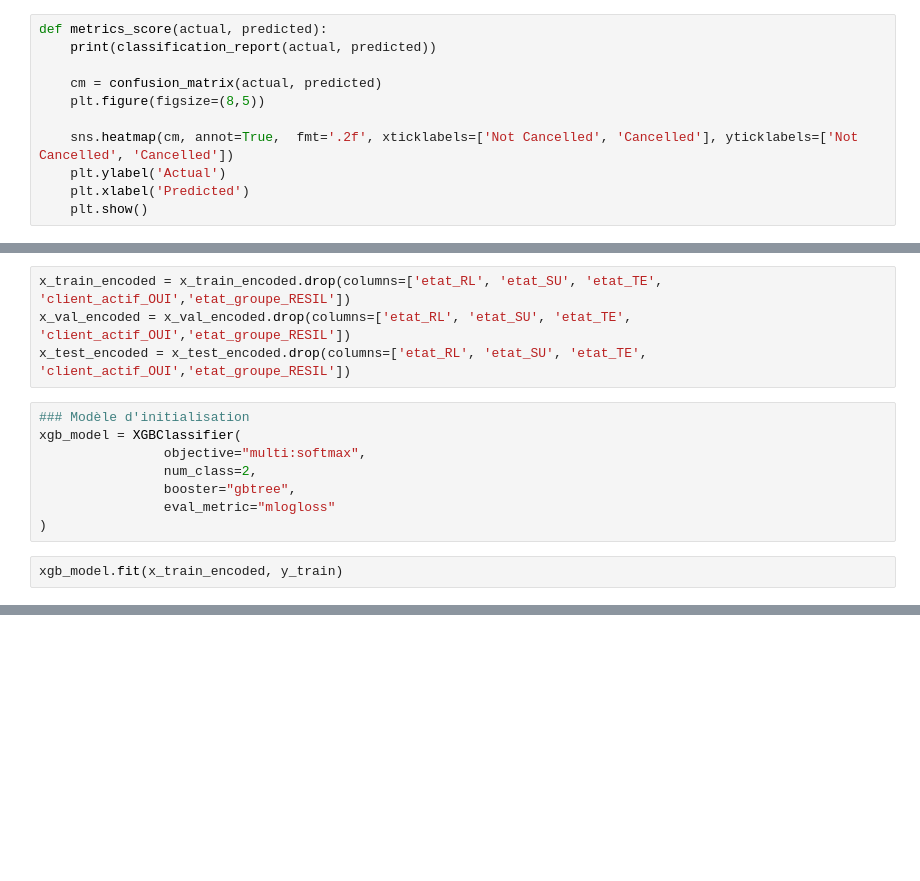
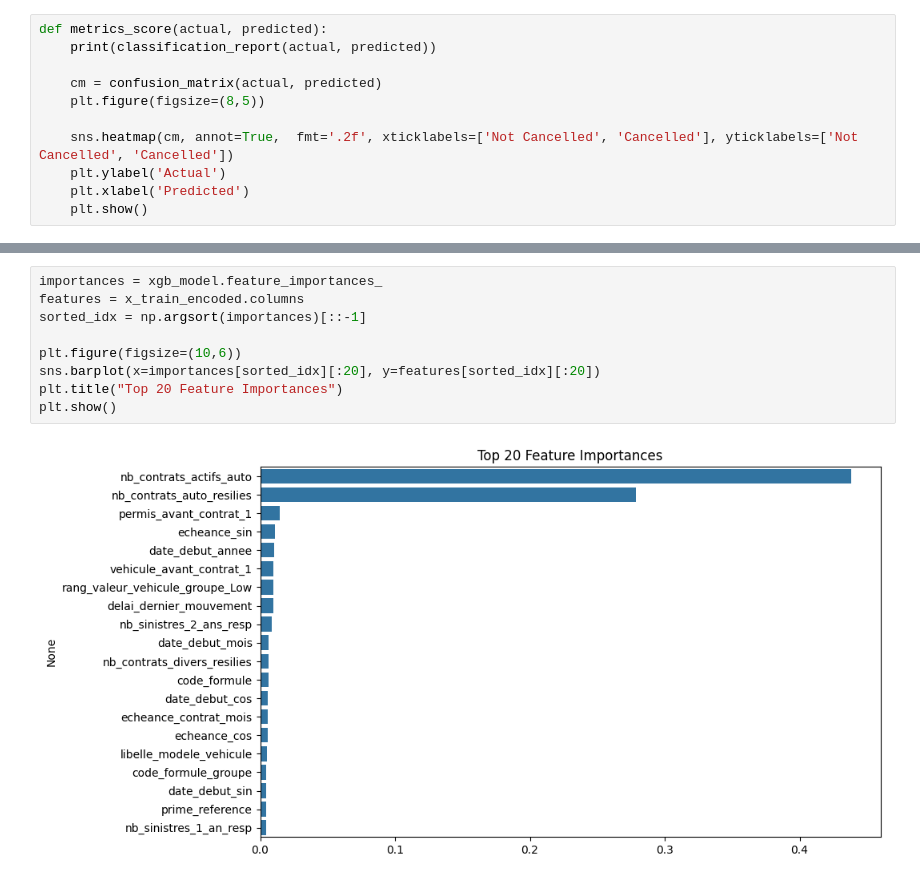
Before and after one commit to melaniedaddio/Churn_contrat_auto, a Jupyter notebook: notebooks/Mdoele_XGBoost.ipynb, the cells around one changed output, grey strips where cells are left out. Drawn from its saved outputs; the diff is of its cells as text; blank space fills up the shorter version.

```diff
--- a/notebooks/Mdoele_XGBoost.ipynb
+++ b/notebooks/Mdoele_XGBoost.ipynb
@@ -537,14 +656,0 @@ Pour garantir une évaluation honnête et un modèle généralisable, nous devon
-# %%
-x_train_encoded = x_train_encoded.drop(columns=['etat_RL', 'etat_SU', 'etat_TE', 'client_actif_OUI','etat_groupe_RESIL'])
-x_val_encoded = x_val_encoded.drop(columns=['etat_RL', 'etat_SU', 'etat_TE', 'client_actif_OUI','etat_groupe_RESIL'])
-x_test_encoded = x_test_encoded.drop(columns=['etat_RL', 'etat_SU', 'etat_TE', 'client_actif_OUI','etat_groupe_RESIL'])
-# %%
-### Modèle d'initialisation
-xgb_model = XGBClassifier(
-                objective="multi:softmax",
-                num_class=2,
-                booster="gbtree",
-                eval_metric="mlogloss"
-)
-# %%
-xgb_model.fit(x_train_encoded, y_train)
@@ -614,0 +668,11 @@ Index(['code_agent', 'code_formule', 'code_produit_gestion',
+# %%
+importances = xgb_model.feature_importances_
+features = x_train_encoded.columns
+sorted_idx = np.argsort(importances)[::-1]
+
+plt.figure(figsize=(10,6))
+sns.barplot(x=importances[sorted_idx][:20], y=features[sorted_idx][:20])
+plt.title("Top 20 Feature Importances")
+plt.show()
+# %% [output]
+[figure, added]
```
Also changed, not shown: parts of 52 cells of this notebook, 4 other files.
